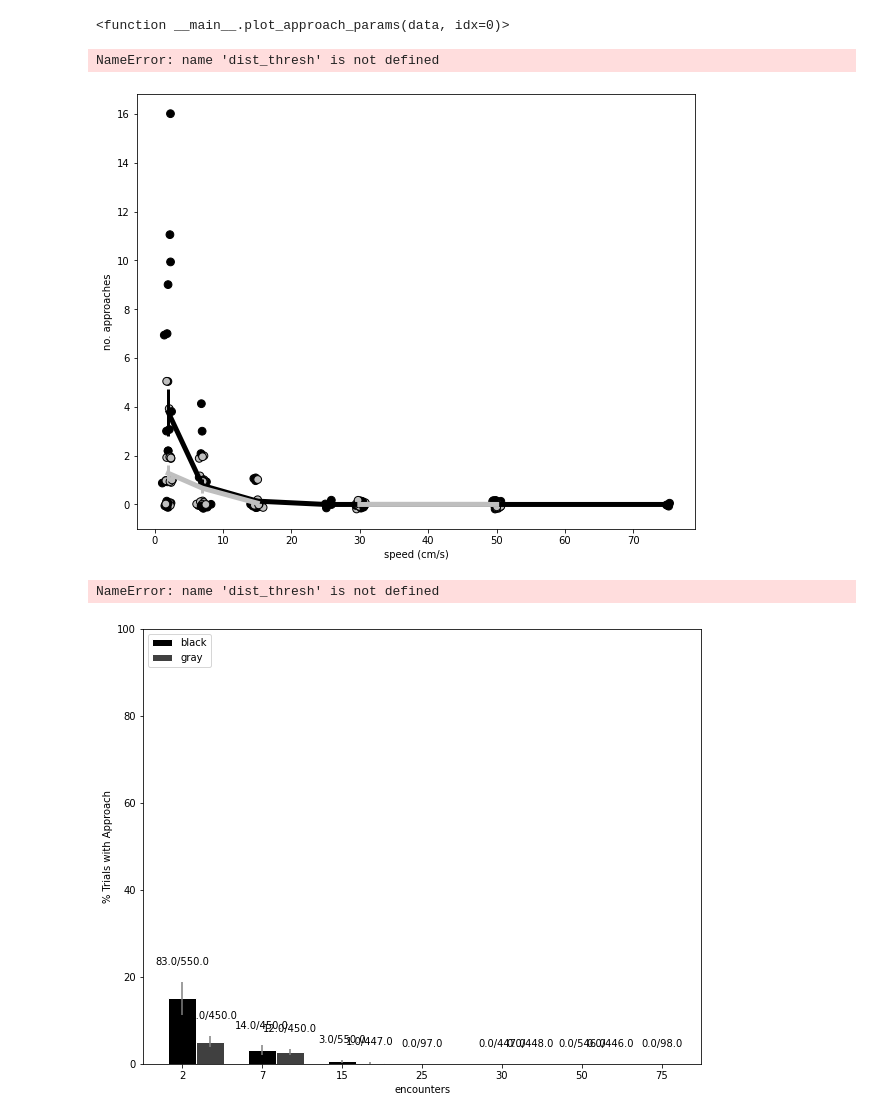
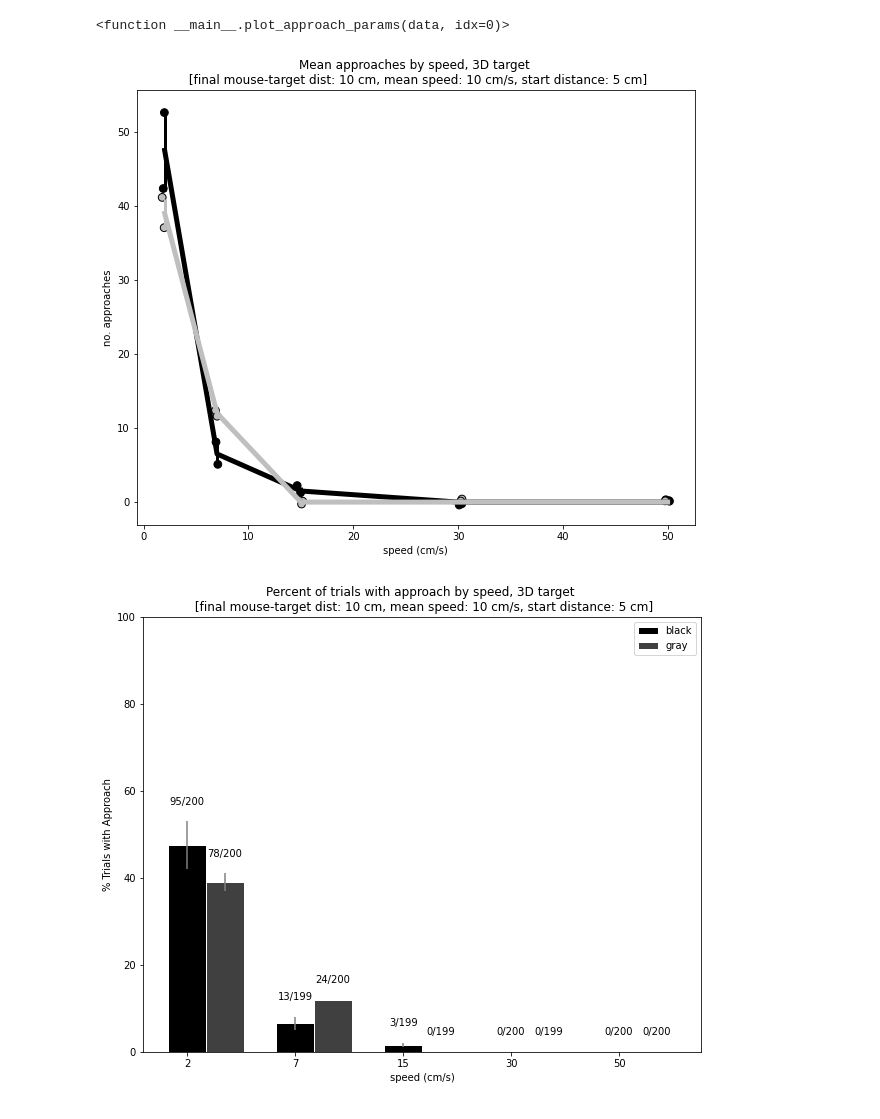
Before and after one commit to drguggiana/prey_capture, a Jupyter notebook: snakemake_scripts/notebooks/Vis_VScreens.ipynb, the cells around one changed output. Cells and saved outputs as stored; diff of their text form; code cells hidden in the pictures.

Commit message:
Working 2D heatmaps for across days and across bins

```diff
--- a/snakemake_scripts/notebooks/Vis_VScreens.ipynb
+++ b/snakemake_scripts/notebooks/Vis_VScreens.ipynb
@@ -207,8 +216,4 @@ def calculate_bins(time_trace, bin_duration:int):
 # %%
-# define the name to be used for the saved figures
-dimensionality = '2D'
-save_name = 'VScreen_' + dimensionality
-
 search_string = 'result:test, lighting:normal, rig:VScreen, analysis_type:preprocessing, ltdate:2021-03-22T00-00-00, notes:{}'.format(dimensionality)
 data = load_VScreens_datasets(search_string, exclusion="removedtracker")
 # %% [output]
@@ -232,19 +236,21 @@ J:\Drago Guggiana Nilo\Prey_capture\AnalyzedData\11_03_2020_15_50_49_VScreen_DG_
+# %%
+exp_manipulation_params = ['color_target', 'scale', 'speed']
+trial_encounters = pd.DataFrame(columns=['date', 'experiment', 'trial_num', 'bin', 'target_color', 'speed', 'scale', 'encounters'])
+
+# encounter_criteria
+encounter_criteria = {'2D': {'dist_thresh':0.05, 'speed_cutoff': 0.10, 'start_distance_cutoff': 0.05, 'window': 2},
+                      '3D': {'dist_thresh':0.10, 'speed_cutoff': 0.10, 'start_distance_cutoff': 0.05, 'window': 2}
+                     }
 # %%
-exp_manipulation_params = ['color_target', 'scale', 'speed']
-trial_encounters = pd.DataFrame(columns=['date', 'experiment', 'trial_num', 'bin', 'target_color', 'speed', 'scale', 'encounters'])
-
-# encounter_criteria
-dist_thresh = 0.05
-speed_cutoff = 0.10
-start_distance_cutoff = 0.05
-window = 2
-
-test_ds = data[3:5]
-
 # For later visualization
 all_valid_encs = []
 all_encounters = []
 bin_duration = 10    # minutes
+
+test_ds = data[3:5]
+
+# Get the relevant criteria
+crit = encounter_criteria[dimensionality]
 
 # Test on example dataset
 for exp_num, df in tqdm(enumerate(data), total=len(data)):
@@ -271,10 +277,10 @@ for exp_num, df in tqdm(enumerate(data), total=len(data)):
         # Use an updated encounter finder that encorporates Hoy et al. criteria to find interactions with target during each trial
         all_trial_encounters, encounter_trials, valid_encounters, valid_enc_trials = encounter_finder(parameter_traces,
                                         'target_mouse_distance_recalc',
-                                        threshold=dist_thresh,
-                                        avg_speed_cutoff=speed_cutoff,
-                                        start_dist_cutoff=start_distance_cutoff,
-                                        window=window)
+                                        threshold=crit['dist_thresh'],
+                                        avg_speed_cutoff=crit['speed_cutoff'],
+                                        start_dist_cutoff=crit['start_distance_cutoff'],
+                                        window=crit['window'])
 
         for trial_encs, trials in zip(valid_encounters, valid_enc_trials):
             if len(trial_encs) != 0:
@@ -299,3 +305,4 @@ for exp_num, df in tqdm(enumerate(data), total=len(data)):
         trial_encounters = trial_encounters.append(group_encounters, ignore_index=True)
 
 trial_encounters['has_encounter'] = [1 if t > 0 else 0 for t in trial_encounters['encounters']]
+trial_encounters.to_hdf(r"C:/Users/mmccann/Desktop/" + save_name, 'data')
@@ -409,7 +389,7 @@ interactive(children=(IntSlider(value=0, description='idx', max=347), Output()),
 <function __main__.plot_approach_params(data, idx=0)>
 # %%
 def get_count_mean_sem(df: pd.DataFrame, grouping_params: list, target_param: str) -> pd.DataFrame:
-    grouped = df.groupby(['date', 'experiment', *grouping_params])[target_param]
+    grouped = df.groupby(['date', *grouping_params])[target_param]
     count = grouped.sum().reset_index()
     mean = count.groupby([*grouping_params])[target_param].mean().unstack().T
     sem = count.groupby([*grouping_params])[target_param].sem().unstack().T
@@ -501,29 +481,27 @@ def plot_scatter_points(data: pd.DataFrame, target_param:str, value:str, fig=Non
 # %%
 %matplotlib inline
 speed_group, speed_mean, speed_sem = get_count_mean_sem(trial_encounters, ['target_color', 'speed'], 'encounters')
 
 fig = plot_scatter_points(speed_group, 'speed', 'encounters')
 fig = count_approach_plot(trial_encounters, speed_mean, speed_sem, fig=fig)
 plt.xlabel('speed (cm/s)')
-plt.title('Mean approaches by speed, {} target \n [final mouse-target dist: {} cm, mean speed: {} cm/s, start distance: {} cm]'.format(dimensionality, int(dist_thresh*100), int(speed_cutoff*100), int(start_distance_cutoff*100)))
+plt.title('Mean approaches by speed, {} target \n [final mouse-target dist: {} cm, mean speed: {} cm/s, start distance: {} cm]'.format(dimensionality, int(crit['dist_thresh']*100), int(crit['speed_cutoff']*100), int(crit['start_distance_cutoff']*100)))
 
-save_path = os.path.join(paths.figures_path, '_'.join([save_name, 'speed_encounters', str(int(dist_thresh*100)), str(int(speed_cutoff*100)), str(int(start_distance_cutoff*100))]))
+save_path = os.path.join(paths.figures_path, '_'.join([save_name, 'speed_encounters', str(int(crit['dist_thresh']*100)), str(int(crit['speed_cutoff']*100)), str(int(crit['start_distance_cutoff']*100))]))
 plt.savefig(save_path)
 # %% [output]
-NameError: name 'dist_thresh' is not defined
-[figure, old version]
+[figure, new version]
 # %%
 percent_speed_approach, percent_speed_mean, percent_speed_sem = get_percentage_trials(trial_encounters, ['target_color', 'speed'], 'encounters')
 
 fig = percentage_approach_plot(percent_speed_mean, percent_speed_sem, trial_encounters, ['target_color', 'speed'], 'encounters')
-plt.title('Percent of trials with approach by speed, {} target \n [final mouse-target dist: {} cm, mean speed: {} cm/s, start distance: {} cm]'.format(dimensionality, int(dist_thresh*100), int(speed_cutoff*100), int(start_distance_cutoff*100)))
+plt.title('Percent of trials with approach by speed, {} target \n [final mouse-target dist: {} cm, mean speed: {} cm/s, start distance: {} cm]'.format(dimensionality, int(crit['dist_thresh']*100), int(crit['speed_cutoff']*100), int(crit['start_distance_cutoff']*100)))
 plt.xlabel('speed (cm/s)')
 
-save_path = os.path.join(paths.figures_path, '_'.join([save_name, 'speed_percent_engagement', str(int(dist_thresh*100)), str(int(speed_cutoff*100)), str(int(start_distance_cutoff*100))]))
+save_path = os.path.join(paths.figures_path, '_'.join([save_name, 'speed_percent_engagement', str(int(crit['dist_thresh']*100)), str(int(crit['speed_cutoff']*100)), str(int(crit['start_distance_cutoff']*100))]))
 plt.savefig(save_path)
 # %% [output]
-NameError: name 'dist_thresh' is not defined
-[figure, old version]
+[figure, new version]
 # %%
 scale_group, scale_mean, scale_sem = get_count_mean_sem(trial_encounters, ['target_color', 'scale'], 'encounters')
 
```
Also changed, not shown: parts of 19 cells of this notebook.
